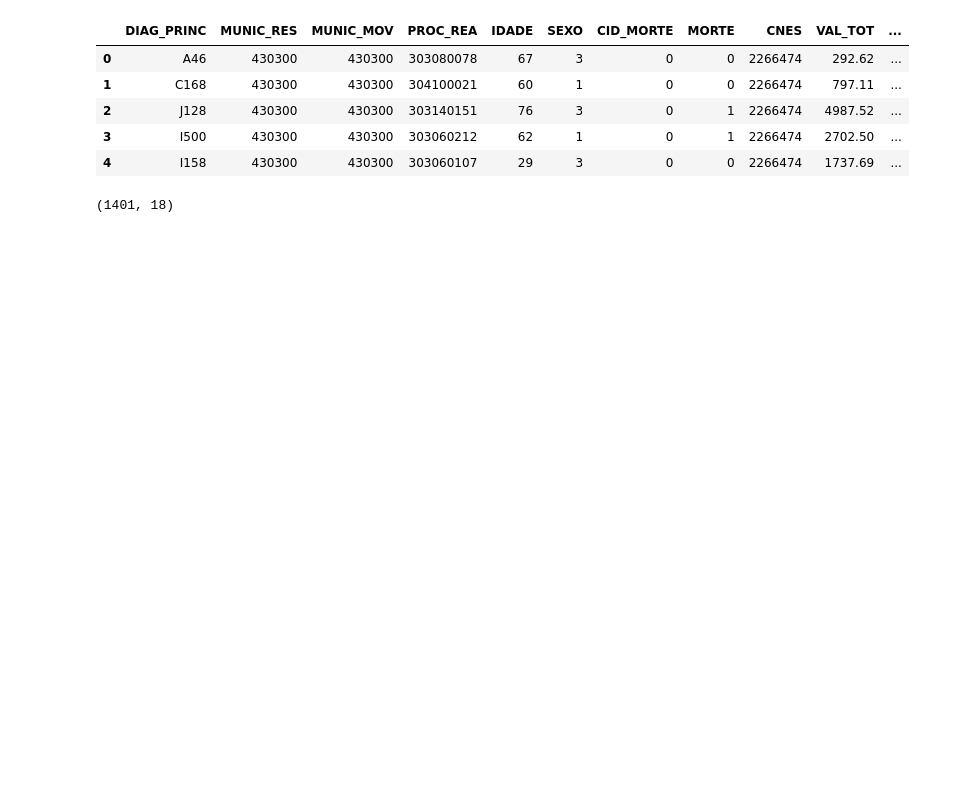
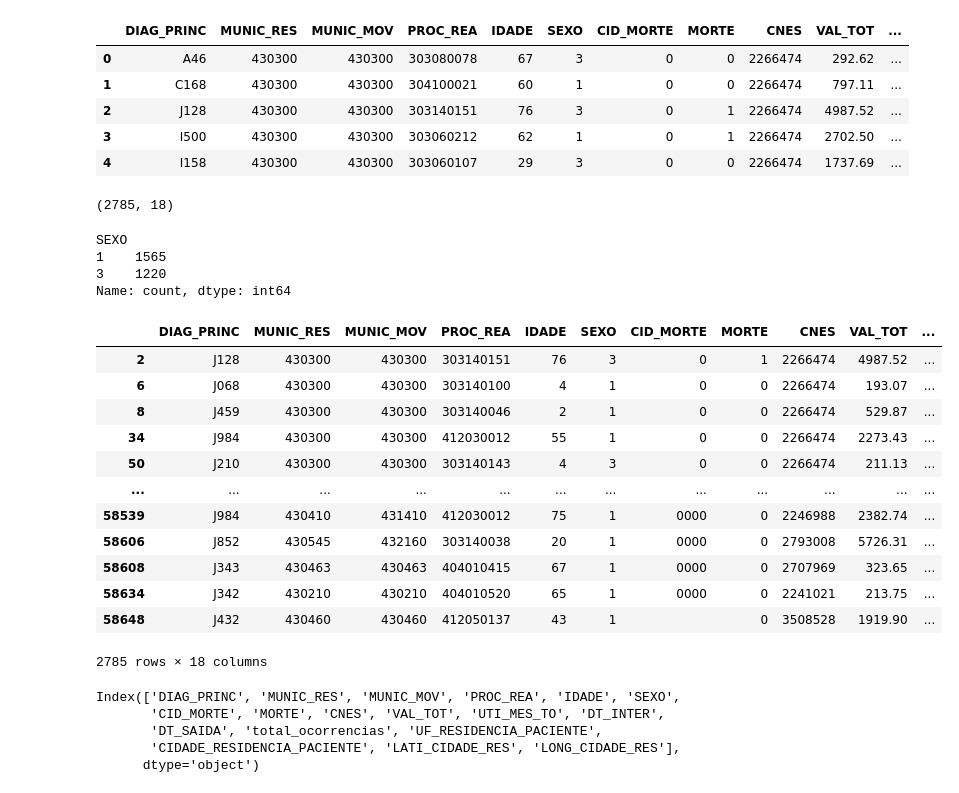
Before and after one commit to MaiconKevyn/agent-txt2sql-langgraph, a Jupyter notebook: notebooks/validations.ipynb, the cells around one changed output. Saved outputs shown, nothing was run; the diff lists cells and outputs as text; code cells hidden in the pictures; blank space fills up the shorter version.

```diff
--- a/notebooks/validations.ipynb
+++ b/notebooks/validations.ipynb
@@ -56,7 +56,38 @@ dados_sus.head()
 | 3 | I500 | 430300 | 430300 | 303060212 | 62 | 1 | 0 | 1 | 2266474 | 2702.50 | ... |
 | 4 | I158 | 430300 | 430300 | 303060107 | 29 | 3 | 0 | 0 | 2266474 | 1737.69 | ... |
 # %%
-casos_j = dados_sus[dados_sus['DIAG_PRINC'].str.startswith('O')]
+casos_j = dados_sus[dados_sus['DIAG_PRINC'].str.startswith('J')]
 casos_j.shape
 # %% [output]
-(1401, 18)
+(2785, 18)
+# %%
+casos_j.SEXO.value_counts()
+# %% [output]
+SEXO
+1    1565
+3    1220
+Name: count, dtype: int64
+# %%
+casos_j
+# %% [output]
+|  | DIAG_PRINC | MUNIC_RES | MUNIC_MOV | PROC_REA | IDADE | SEXO | CID_MORTE | MORTE | CNES | VAL_TOT | ... |
+| 2 | J128 | 430300 | 430300 | 303140151 | 76 | 3 | 0 | 1 | 2266474 | 4987.52 | ... |
+| 6 | J068 | 430300 | 430300 | 303140100 | 4 | 1 | 0 | 0 | 2266474 | 193.07 | ... |
+| 8 | J459 | 430300 | 430300 | 303140046 | 2 | 1 | 0 | 0 | 2266474 | 529.87 | ... |
+| 34 | J984 | 430300 | 430300 | 412030012 | 55 | 1 | 0 | 0 | 2266474 | 2273.43 | ... |
+| 50 | J210 | 430300 | 430300 | 303140143 | 4 | 3 | 0 | 0 | 2266474 | 211.13 | ... |
+| ... | ... | ... | ... | ... | ... | ... | ... | ... | ... | ... | ... |
+| 58539 | J984 | 430410 | 431410 | 412030012 | 75 | 1 | 0000 | 0 | 2246988 | 2382.74 | ... |
+| 58606 | J852 | 430545 | 432160 | 303140038 | 20 | 1 | 0000 | 0 | 2793008 | 5726.31 | ... |
+| 58608 | J343 | 430463 | 430463 | 404010415 | 67 | 1 | 0000 | 0 | 2707969 | 323.65 | ... |
+| 58634 | J342 | 430210 | 430210 | 404010520 | 65 | 1 | 0000 | 0 | 2241021 | 213.75 | ... |
+| 58648 | J432 | 430460 | 430460 | 412050137 | 43 | 1 |  | 0 | 3508528 | 1919.90 | ... |
+2785 rows × 18 columns
+# %%
+casos_j.columns
+# %% [output]
+Index(['DIAG_PRINC', 'MUNIC_RES', 'MUNIC_MOV', 'PROC_REA', 'IDADE', 'SEXO',
+       'CID_MORTE', 'MORTE', 'CNES', 'VAL_TOT', 'UTI_MES_TO', 'DT_INTER',
+       'DT_SAIDA', 'total_ocorrencias', 'UF_RESIDENCIA_PACIENTE',
+       'CIDADE_RESIDENCIA_PACIENTE', 'LATI_CIDADE_RES', 'LONG_CIDADE_RES'],
+      dtype='object')
```
Also changed, not shown: parts of 5 cells of this notebook, 5 other files.
